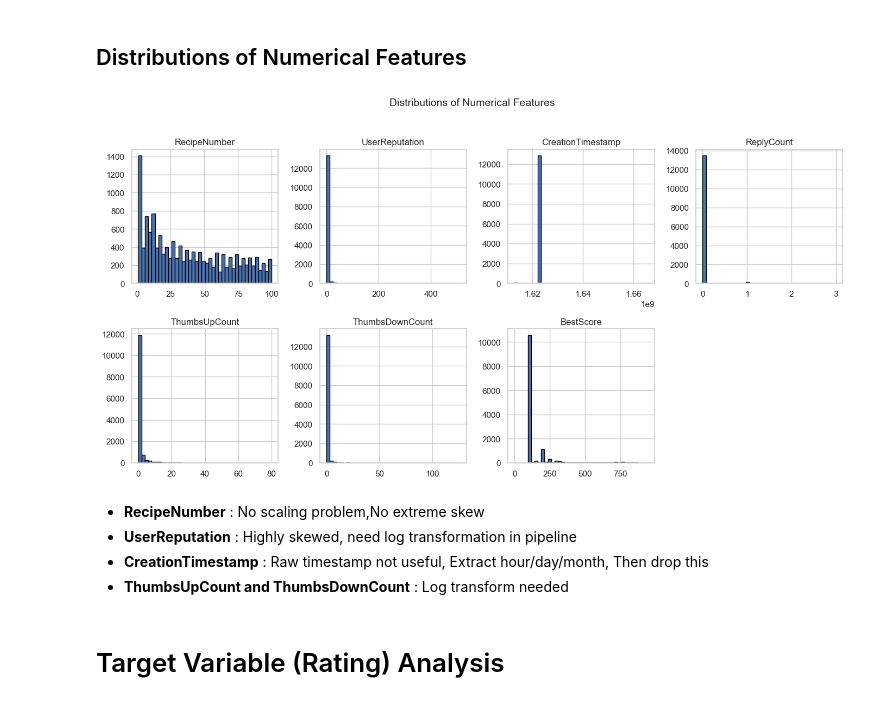
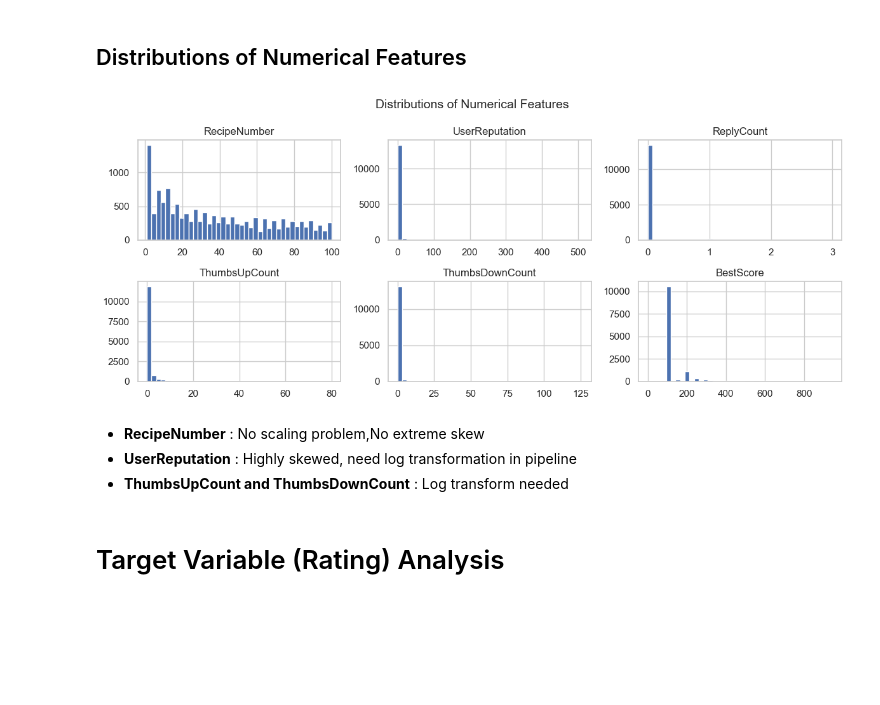
Before and after one commit to muhammedriswanp/recipe_rating_ML_project, a Jupyter notebook: notebooks/eda.ipynb, the cells around one changed output. Drawn from its saved outputs; the diff is of its cells as text; code cells hidden in the pictures; blank space fills up the shorter version.

```diff
--- a/notebooks/eda.ipynb
+++ b/notebooks/eda.ipynb
@@ -138,17 +138,16 @@ train.describe()
 # %% [markdown]
 ## Distributions of Numerical Features
 # %%
-num_cols = ['RecipeNumber', 'UserReputation','CreationTimestamp', 'ReplyCount', 'ThumbsUpCount', 'ThumbsDownCount', 'BestScore']
-train[num_cols].hist(bins=40, figsize=(14, 10), edgecolor="black", layout=(3, 4))
-plt.suptitle("Distributions of Numerical Features", y=1.02, fontsize=14)
+num_cols = ['RecipeNumber', 'UserReputation', 'ReplyCount', 'ThumbsUpCount', 'ThumbsDownCount', 'BestScore']
+train[num_cols].hist(bins=40, figsize=(12, 5), layout=(2, 3))
+plt.suptitle("Distributions of Numerical Features",  fontsize=14)
 plt.tight_layout()
 plt.show()
 # %% [output]
-[figure, old version]
+[figure, new version]
 # %% [markdown]
 - **RecipeNumber** : No scaling problem,No extreme skew
 - **UserReputation** : Highly skewed, need log transformation in pipeline
-- **CreationTimestamp** : Raw timestamp not useful, Extract hour/day/month, Then drop this
 - **ThumbsUpCount and ThumbsDownCount** : Log transform needed
 # %% [markdown]
 # Target Variable (Rating) Analysis
```
Also changed, not shown: parts of 21 cells of this notebook, 5 other files.
